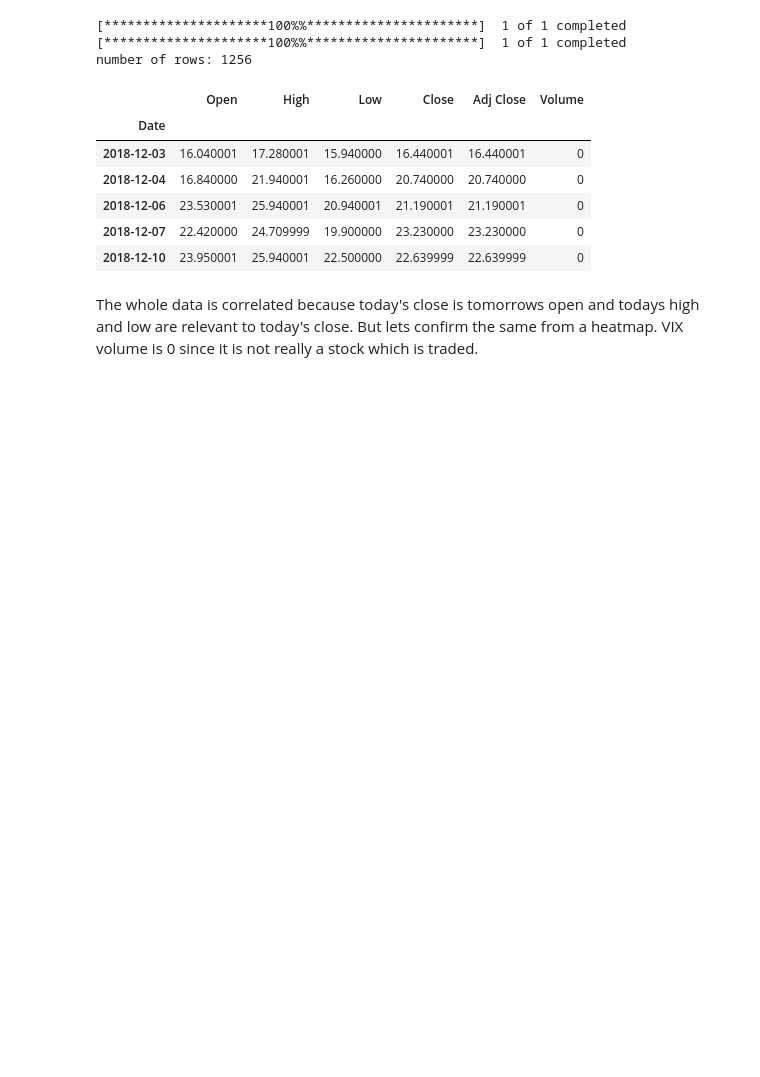
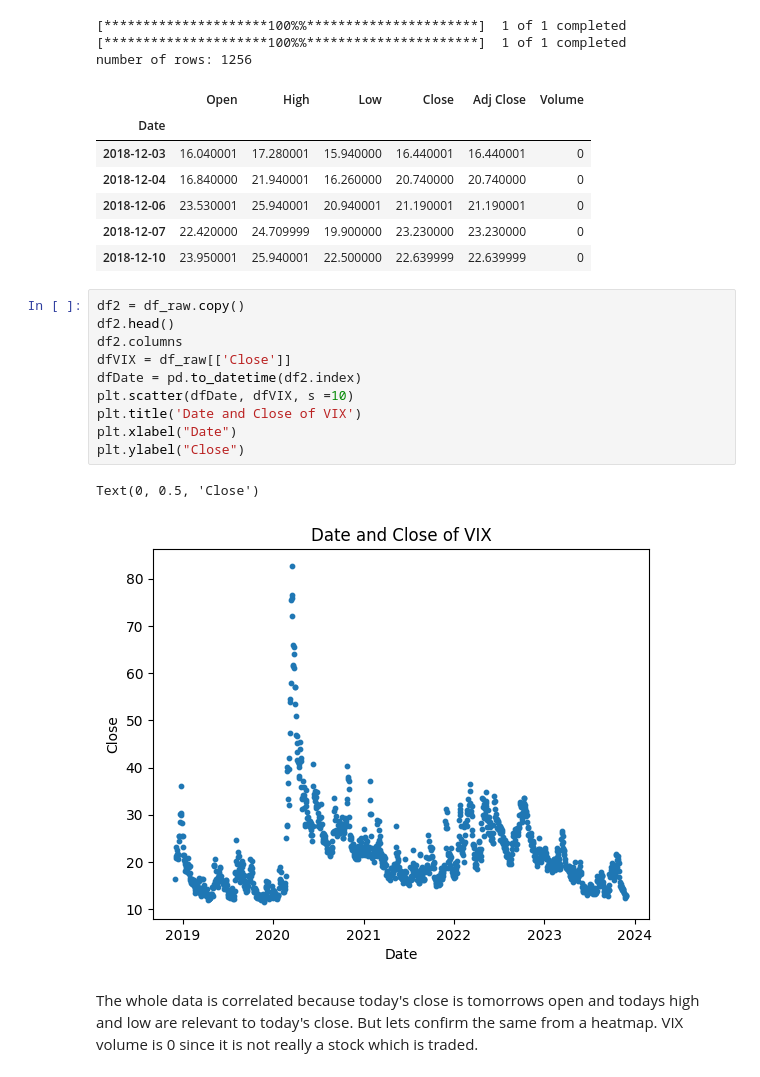
Before and after one commit to krishnakuruvadi/sup_lear_rand_frst, a Jupyter notebook: predict_using_random_forest.ipynb, the cells around one changed output. Saved outputs shown, nothing was run; the diff lists cells and outputs as text; blank space fills up the shorter version.

Commit message:
scatter plot

```diff
--- a/predict_using_random_forest.ipynb
+++ b/predict_using_random_forest.ipynb
@@ -90,6 +90,19 @@ number of rows: 1256
 | 2018-12-06 | 23.530001 | 25.940001 | 20.940001 | 21.190001 | 21.190001 | 0 |
 | 2018-12-07 | 22.420000 | 24.709999 | 19.900000 | 23.230000 | 23.230000 | 0 |
 | 2018-12-10 | 23.950001 | 25.940001 | 22.500000 | 22.639999 | 22.639999 | 0 |
+# %%
+df2 = df_raw.copy()
+df2.head()
+df2.columns
+dfVIX = df_raw[['Close']]
+dfDate = pd.to_datetime(df2.index)
+plt.scatter(dfDate, dfVIX, s =10)
+plt.title('Date and Close of VIX')
+plt.xlabel("Date")
+plt.ylabel("Close")
+# %% [output]
+Text(0, 0.5, 'Close')
+[figure, added]
 # %% [markdown]
 The whole data is correlated because today's close is tomorrows open and todays high and low are relevant to today's close.  But lets confirm the same from a heatmap.  VIX volume is 0 since it is not really a stock which is traded.
 # %%
```
